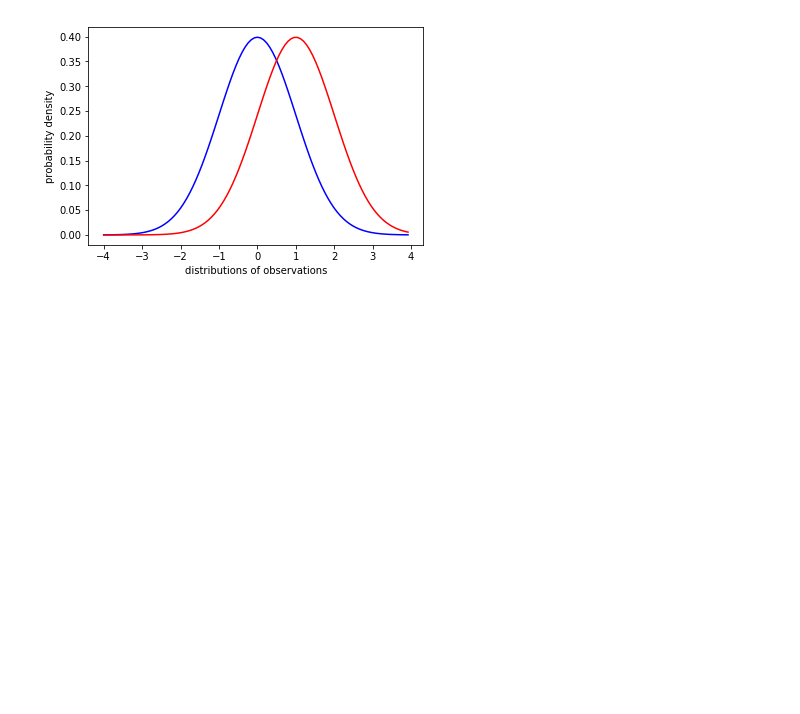
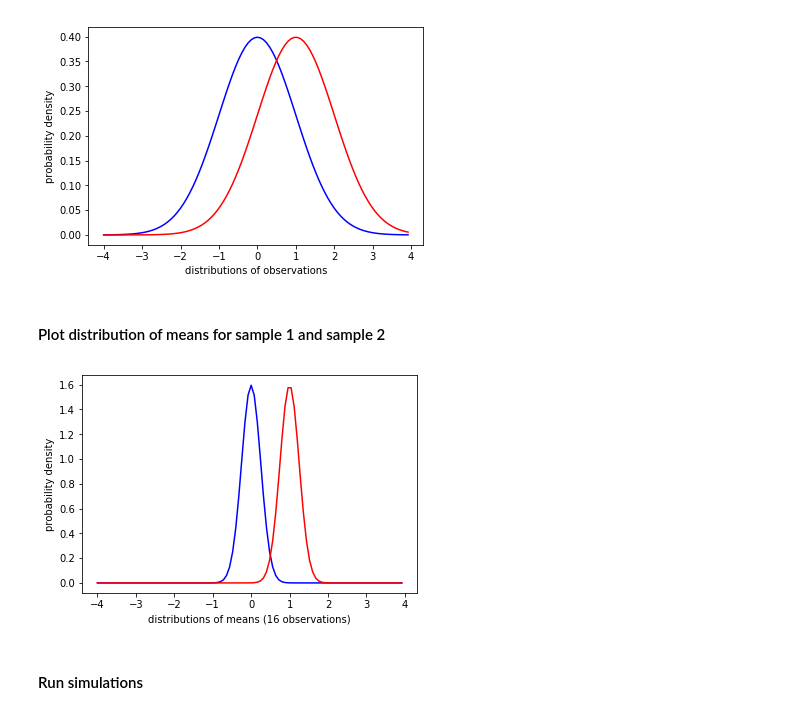
Before and after one commit to DCPROGS/R-PROGS, a Jupyter notebook: pyScripts/RSOS.ipynb, the cells around one changed output. Cells and saved outputs as stored; diff of their text form; code cells hidden in the pictures; blank space fills up the shorter version.

```diff
--- a/pyScripts/RSOS.ipynb
+++ b/pyScripts/RSOS.ipynb
@@ -38,3 +41,21 @@ xlabel('distributions of observations')
 ylabel('probability density');
 # %% [output]
 [figure]
+# %% [markdown]
+#### Plot distribution of means for sample 1 and sample 2
+# %%
+sdm1 = sd1 / sqrt(n)
+sdm2 = sd2 / sqrt(n)
+dist1m = stats.norm(mu1, sdm1)
+y1m = dist1m.pdf(x)
+dist2m = stats.norm(mu2, sdm2)
+y2m = dist2m.pdf(x)
+# %%
+plot(x, y1m, 'b-')
+plot(x, y2m, 'r-')
+xlabel('distributions of means (16 observations)')
+ylabel('probability density');
+# %% [output]
+[figure, added]
+# %% [markdown]
+#### Run simulations
```
Also changed, not shown: parts of 7 cells of this notebook.
